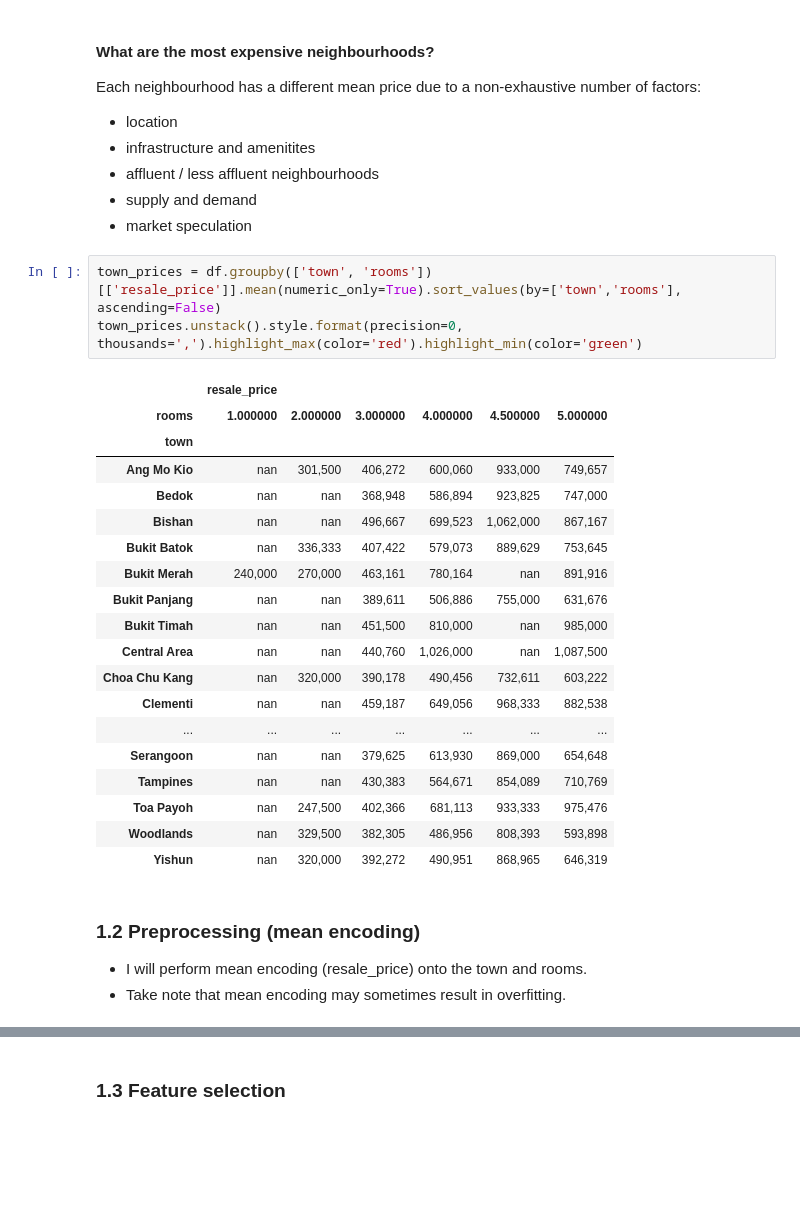
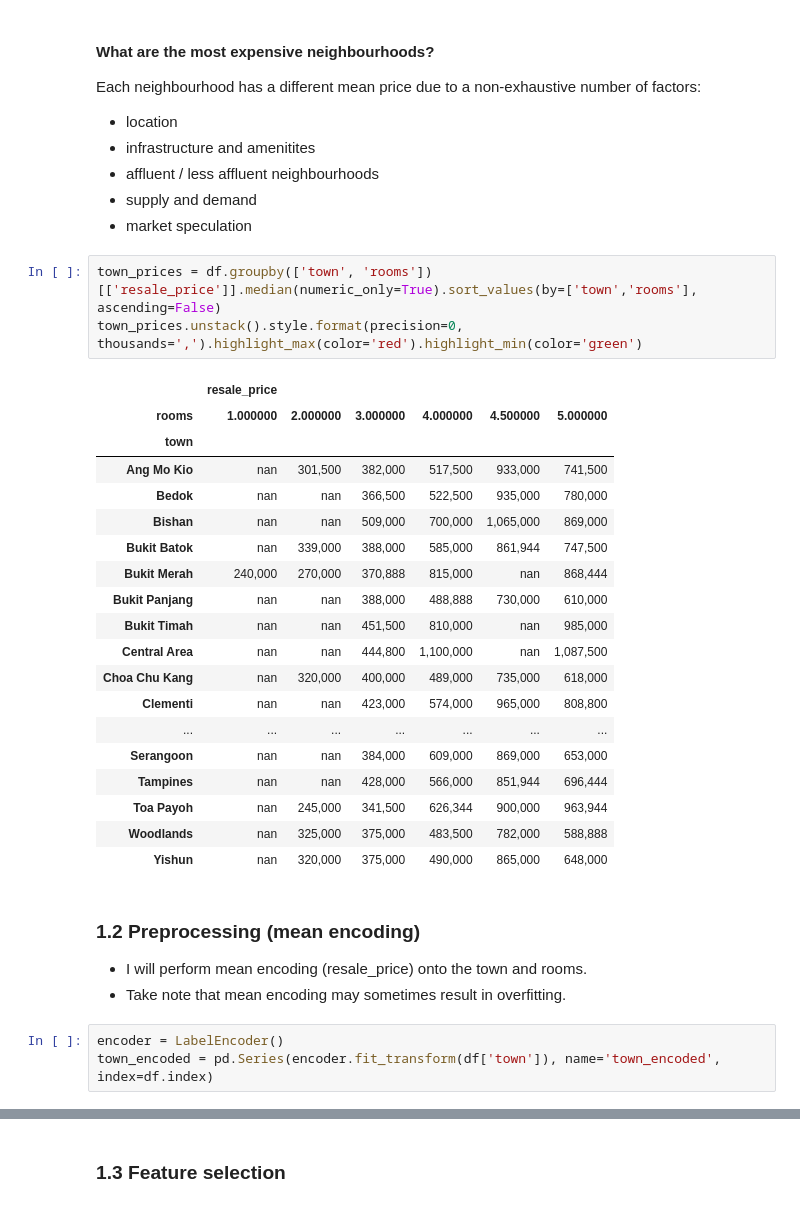
Before and after one commit to sienlonglim/ml_webapp, a Jupyter notebook: model_building.ipynb, the cells around one changed output, grey strips where cells are left out. Saved outputs shown, nothing was run; the diff lists cells and outputs as text; blank space fills up the shorter version.

```diff
--- a/model_building.ipynb
+++ b/model_building.ipynb
@@ -112,32 +111,35 @@ Each neighbourhood has a different mean price due to a non-exhaustive number of
 * supply and demand
 * market speculation
 # %%
-town_prices = df.groupby(['town', 'rooms'])[['resale_price']].mean(numeric_only=True).sort_values(by=['town','rooms'], ascending=False)
+town_prices = df.groupby(['town', 'rooms'])[['resale_price']].median(numeric_only=True).sort_values(by=['town','rooms'], ascending=False)
 town_prices.unstack().style.format(precision=0, thousands=',').highlight_max(color='red').highlight_min(color='green')
 # %% [output]
 |  | resale_price |  |  |  |  |  |
 | rooms | 1.000000 | 2.000000 | 3.000000 | 4.000000 | 4.500000 | 5.000000 |
 | town |  |  |  |  |  |  |
-| Ang Mo Kio | nan | 301,500 | 406,272 | 600,060 | 933,000 | 749,657 |
-| Bedok | nan | nan | 368,948 | 586,894 | 923,825 | 747,000 |
-| Bishan | nan | nan | 496,667 | 699,523 | 1,062,000 | 867,167 |
-| Bukit Batok | nan | 336,333 | 407,422 | 579,073 | 889,629 | 753,645 |
-| Bukit Merah | 240,000 | 270,000 | 463,161 | 780,164 | nan | 891,916 |
-| Bukit Panjang | nan | nan | 389,611 | 506,886 | 755,000 | 631,676 |
+| Ang Mo Kio | nan | 301,500 | 382,000 | 517,500 | 933,000 | 741,500 |
+| Bedok | nan | nan | 366,500 | 522,500 | 935,000 | 780,000 |
+| Bishan | nan | nan | 509,000 | 700,000 | 1,065,000 | 869,000 |
+| Bukit Batok | nan | 339,000 | 388,000 | 585,000 | 861,944 | 747,500 |
+| Bukit Merah | 240,000 | 270,000 | 370,888 | 815,000 | nan | 868,444 |
+| Bukit Panjang | nan | nan | 388,000 | 488,888 | 730,000 | 610,000 |
 | Bukit Timah | nan | nan | 451,500 | 810,000 | nan | 985,000 |
-| Central Area | nan | nan | 440,760 | 1,026,000 | nan | 1,087,500 |
-| Choa Chu Kang | nan | 320,000 | 390,178 | 490,456 | 732,611 | 603,222 |
-| Clementi | nan | nan | 459,187 | 649,056 | 968,333 | 882,538 |
+| Central Area | nan | nan | 444,800 | 1,100,000 | nan | 1,087,500 |
+| Choa Chu Kang | nan | 320,000 | 400,000 | 489,000 | 735,000 | 618,000 |
+| Clementi | nan | nan | 423,000 | 574,000 | 965,000 | 808,800 |
 | ... | ... | ... | ... | ... | ... | ... |
-| Serangoon | nan | nan | 379,625 | 613,930 | 869,000 | 654,648 |
-| Tampines | nan | nan | 430,383 | 564,671 | 854,089 | 710,769 |
-| Toa Payoh | nan | 247,500 | 402,366 | 681,113 | 933,333 | 975,476 |
-| Woodlands | nan | 329,500 | 382,305 | 486,956 | 808,393 | 593,898 |
-| Yishun | nan | 320,000 | 392,272 | 490,951 | 868,965 | 646,319 |
+| Serangoon | nan | nan | 384,000 | 609,000 | 869,000 | 653,000 |
+| Tampines | nan | nan | 428,000 | 566,000 | 851,944 | 696,444 |
+| Toa Payoh | nan | 245,000 | 341,500 | 626,344 | 900,000 | 963,944 |
+| Woodlands | nan | 325,000 | 375,000 | 483,500 | 782,000 | 588,888 |
+| Yishun | nan | 320,000 | 375,000 | 490,000 | 865,000 | 648,000 |
 # %% [markdown]
 ### 1.2 Preprocessing (mean encoding)
 * I will perform mean encoding (resale_price) onto the town and rooms.
 * Take note that mean encoding may sometimes result in overfitting.
+# %%
+encoder = LabelEncoder()
+town_encoded = pd.Series(encoder.fit_transform(df['town']), name='town_encoded', index=df.index)
 # %%
 def columns_to_tuple(df):
     '''
```
Also changed, not shown: parts of 23 cells of this notebook, 5 other files.
